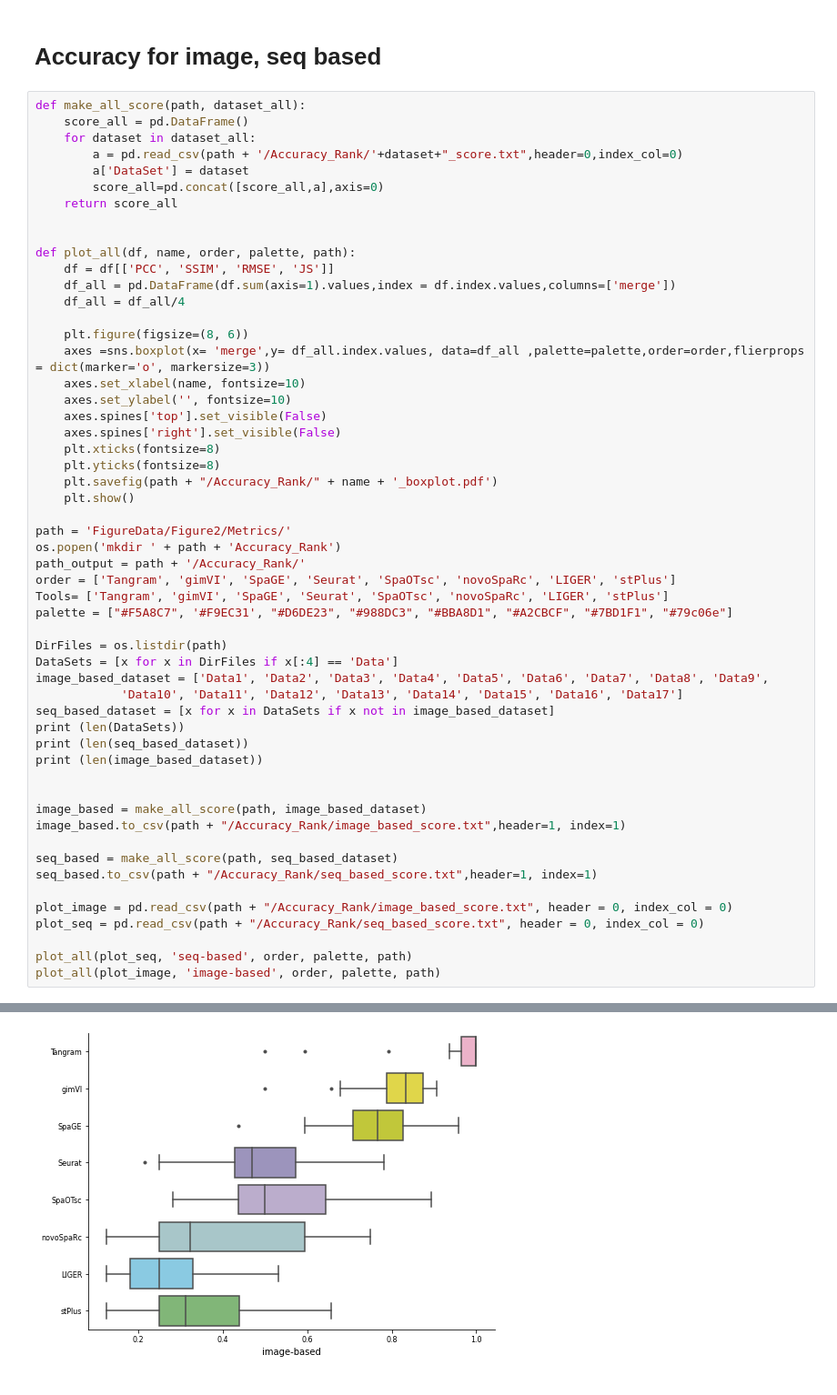
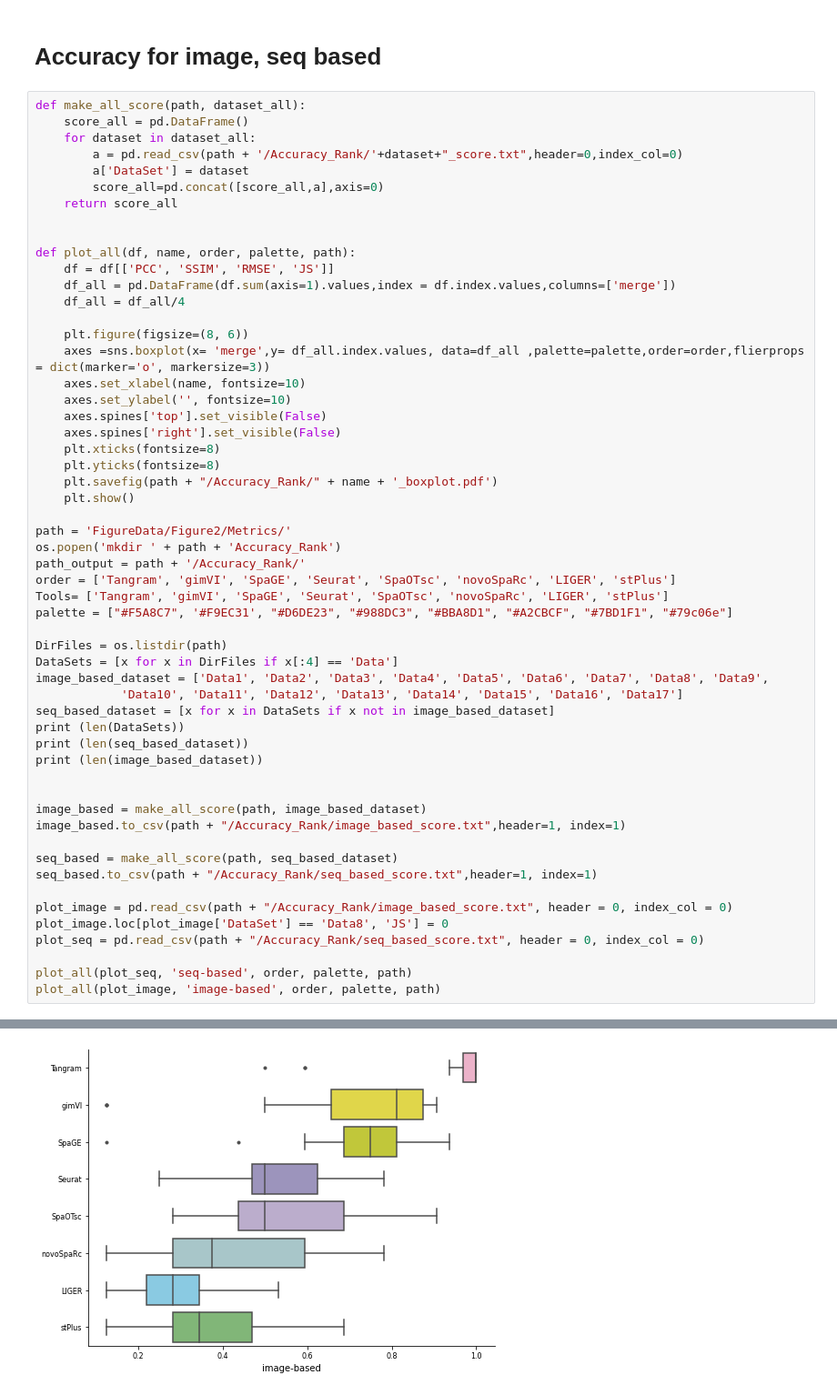
Before and after one commit to QuKunLab/SpatialBenchmarking, a Jupyter notebook: BLAST_GenePrediction.ipynb, the cells around one changed output, grey strips where cells are left out. Shown at 91% size. Saved outputs shown, nothing was run; the diff lists cells and outputs as text.

```diff
--- a/BLAST_GenePrediction.ipynb
+++ b/BLAST_GenePrediction.ipynb
@@ -772,6 +766,7 @@ seq_based = make_all_score(path, seq_based_dataset)
 seq_based.to_csv(path + "/Accuracy_Rank/seq_based_score.txt",header=1, index=1)
 
 plot_image = pd.read_csv(path + "/Accuracy_Rank/image_based_score.txt", header = 0, index_col = 0)
+plot_image.loc[plot_image['DataSet'] == 'Data8', 'JS'] = 0
 plot_seq = pd.read_csv(path + "/Accuracy_Rank/seq_based_score.txt", header = 0, index_col = 0)
 
 plot_all(plot_seq, 'seq-based', order, palette, path)
@@ -784,2 +779,2 @@ plot_all(plot_image, 'image-based', order, palette, path)
-[figure, old version]
+[figure, new version]
 # %% [markdown]
```
Also changed, not shown: parts of 6 cells of this notebook, 1 other file.
